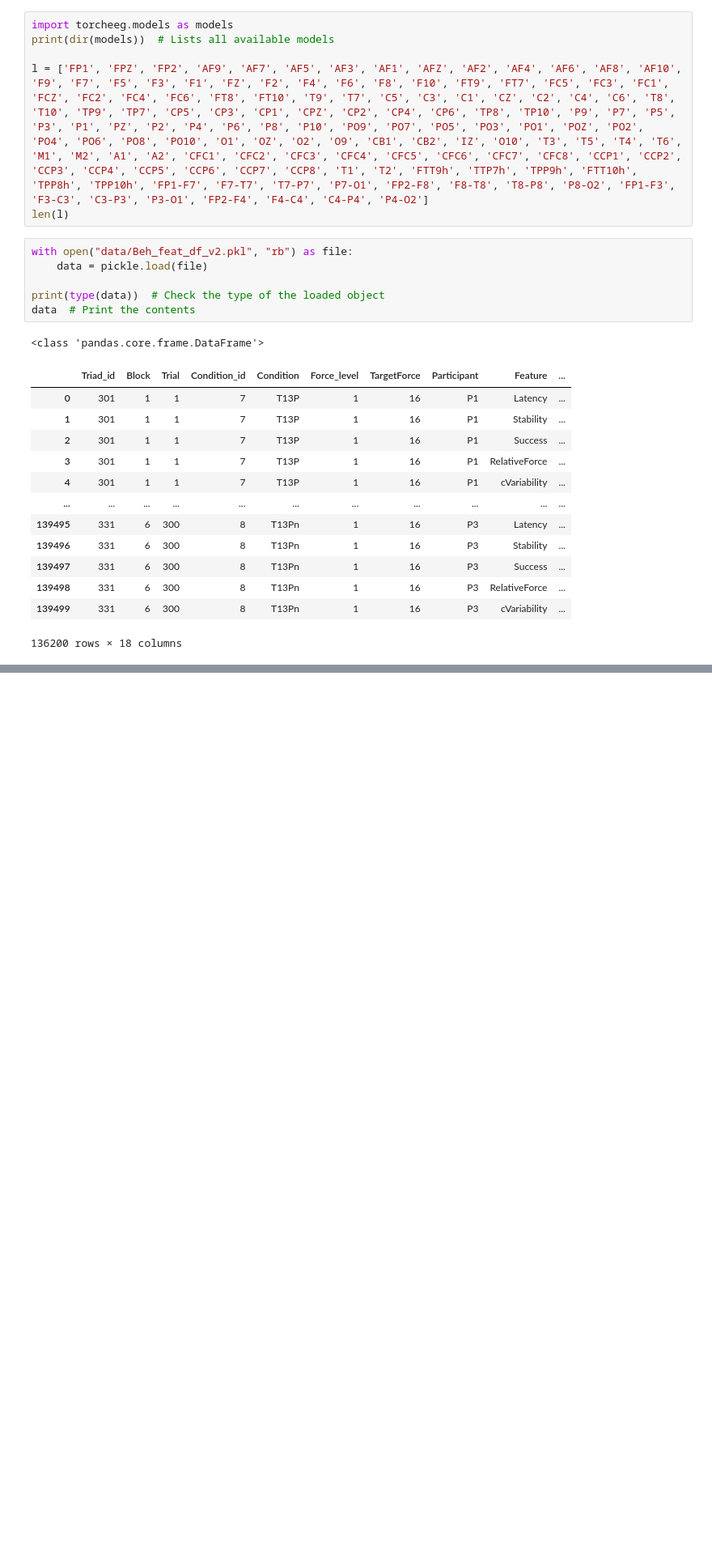
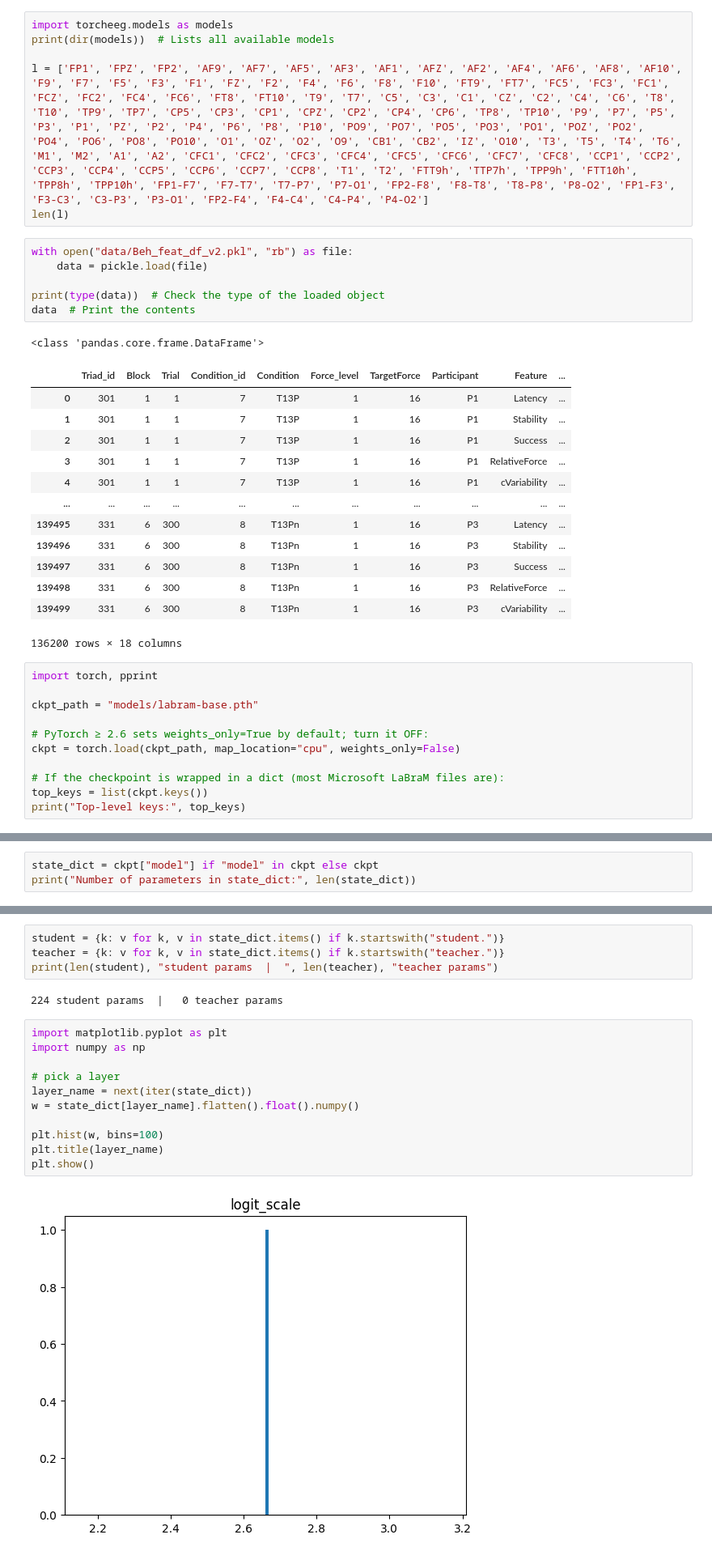
Before and after one commit to RasmusArnmark/fagprojekt, a Jupyter notebook: explore.ipynb, the cells around one changed output, grey strips where cells are left out. Shown at 81% size. Drawn from its saved outputs; the diff is of its cells as text; blank space fills up the shorter version.

```diff
--- a/explore.ipynb
+++ b/explore.ipynb
@@ -356,3 +356,14 @@ data  # Print the contents
 | 139498 | 331 | 6 | 300 | 8 | T13Pn | 1 | 16 | P3 | RelativeForce | ... |
 | 139499 | 331 | 6 | 300 | 8 | T13Pn | 1 | 16 | P3 | cVariability | ... |
 136200 rows × 18 columns
+# %%
+import torch, pprint
+
+ckpt_path = "models/labram-base.pth"
+
+# PyTorch ≥ 2.6 sets weights_only=True by default; turn it OFF:
+ckpt = torch.load(ckpt_path, map_location="cpu", weights_only=False)
+
+# If the checkpoint is wrapped in a dict (most Microsoft LaBraM files are):
+top_keys = list(ckpt.keys())
+print("Top-level keys:", top_keys)
@@ -358,0 +372,3 @@ data  # Print the contents
+# %%
+state_dict = ckpt["model"] if "model" in ckpt else ckpt
+print("Number of parameters in state_dict:", len(state_dict))
@@ -358,0 +401,19 @@ data  # Print the contents
+# %%
+student = {k: v for k, v in state_dict.items() if k.startswith("student.")}
+teacher = {k: v for k, v in state_dict.items() if k.startswith("teacher.")}
+print(len(student), "student params  |  ", len(teacher), "teacher params")
+# %% [output]
+224 student params  |   0 teacher params
+# %%
+import matplotlib.pyplot as plt
+import numpy as np
+
+# pick a layer
+layer_name = next(iter(state_dict))
+w = state_dict[layer_name].flatten().float().numpy()
+
+plt.hist(w, bins=100)
+plt.title(layer_name)
+plt.show()
+# %% [output]
+[figure, added]
```
Also changed, not shown: parts of 4 cells of this notebook, 5 other files.
